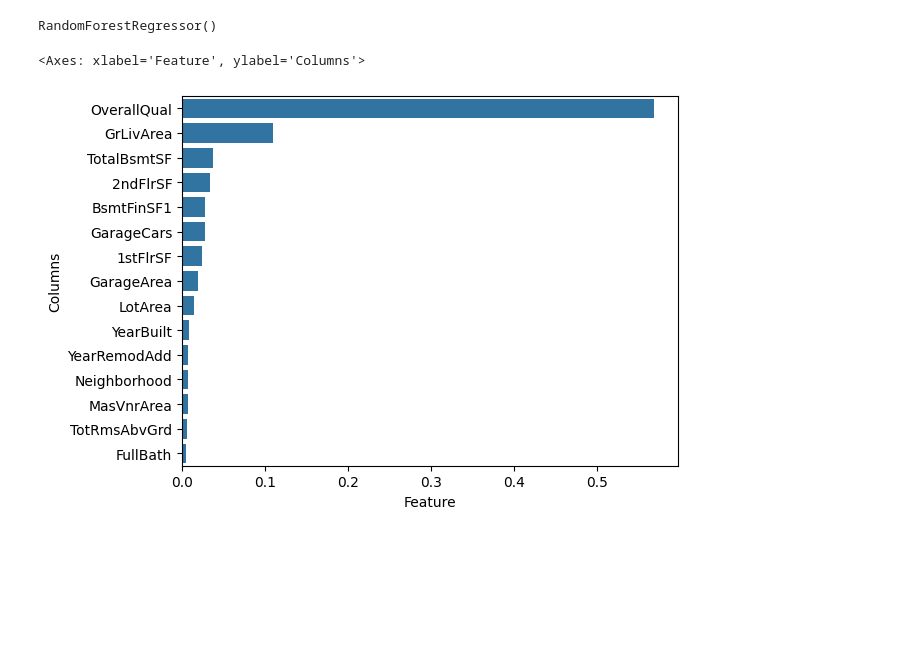
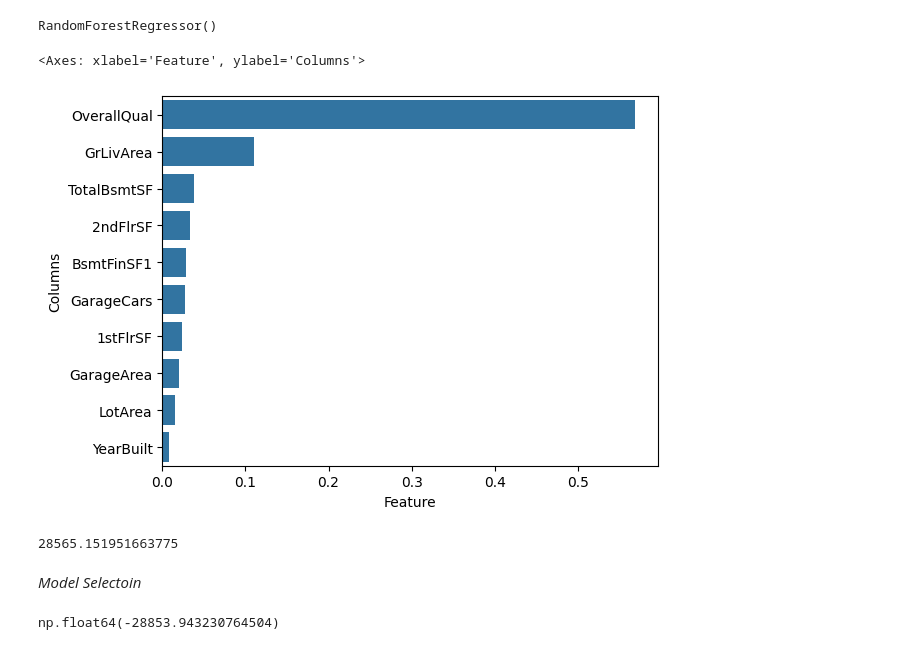
Before and after one commit to LazzyBones812/Housing_Prices_Competition_Kaggle, a Jupyter notebook: main.ipynb, the cells around one changed output. Cells and saved outputs as stored; diff of their text form; code cells hidden in the pictures; blank space fills up the shorter version.

```diff
--- a/main.ipynb
+++ b/main.ipynb
@@ -189,7 +189,34 @@ model.fit(X, y)
 RandomForestRegressor()
 # %%
 feature_imp_df = pd.DataFrame({'Columns':X.columns, 'Feature': model.feature_importances_}).sort_values(by='Feature', ascending=False).reset_index(drop=True)
-sns.barplot(data=feature_imp_df.head(15), x='Feature', y='Columns')
+sns.barplot(data=feature_imp_df.head(10), x='Feature', y='Columns')
 # %% [output]
 <Axes: xlabel='Feature', ylabel='Columns'>
-[figure, old version]
+[figure, new version]
+# %%
+gbr = GradientBoostingRegressor()
+
+imp_col = feature_imp_df.head(10).Columns
+
+gbr.fit(X_train[imp_col], y_train)
+y_test = gbr.predict(X_val[imp_col])
+print(root_mean_squared_error(y_test, y_val))
+# %% [output]
+28565.151951663775
+# %% [markdown]
+*Model Selectoin*
+# %%
+import warnings
+warnings.filterwarnings('ignore')
+
+from sklearn.model_selection import cross_val_score
+
+mse = cross_val_score(gbr,
+                      X_train[imp_col],
+                      y_train,
+                      scoring='neg_root_mean_squared_error',
+                      cv=20)
+
+mse.mean()
+# %% [output]
+np.float64(-28853.943230764504)
```
Also changed, not shown: parts of 6 cells of this notebook.
